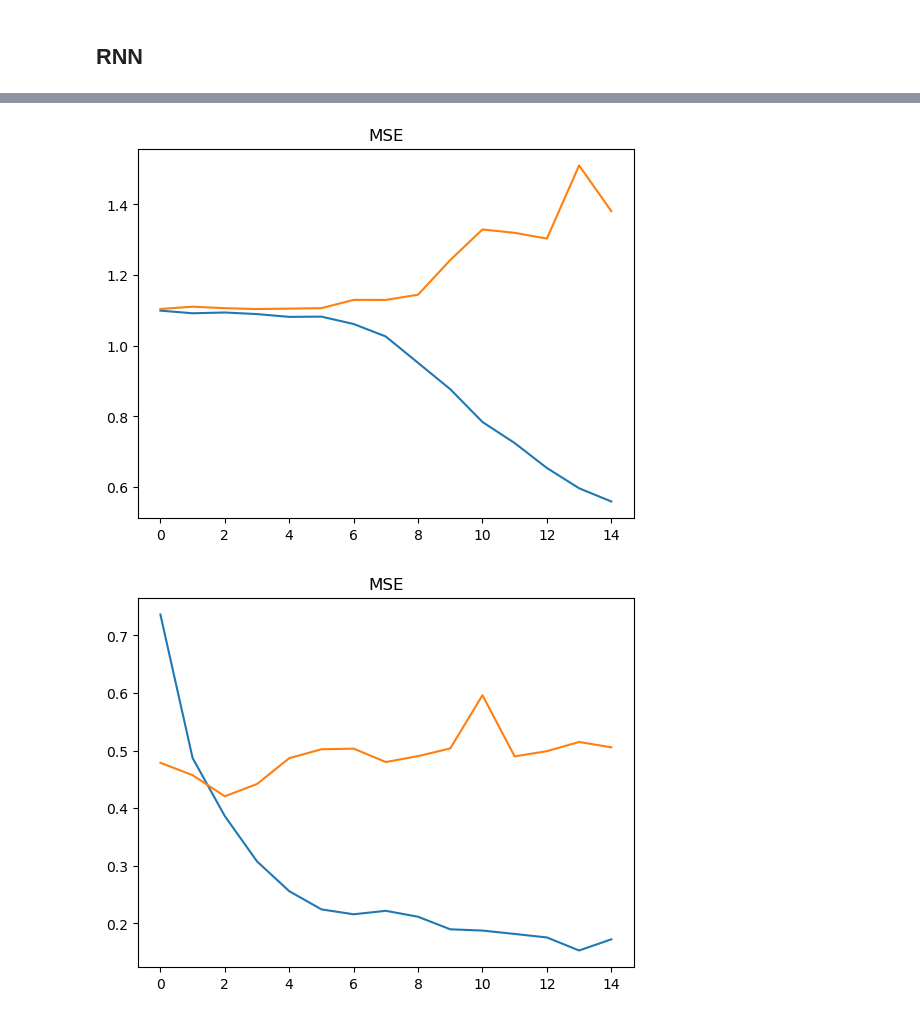
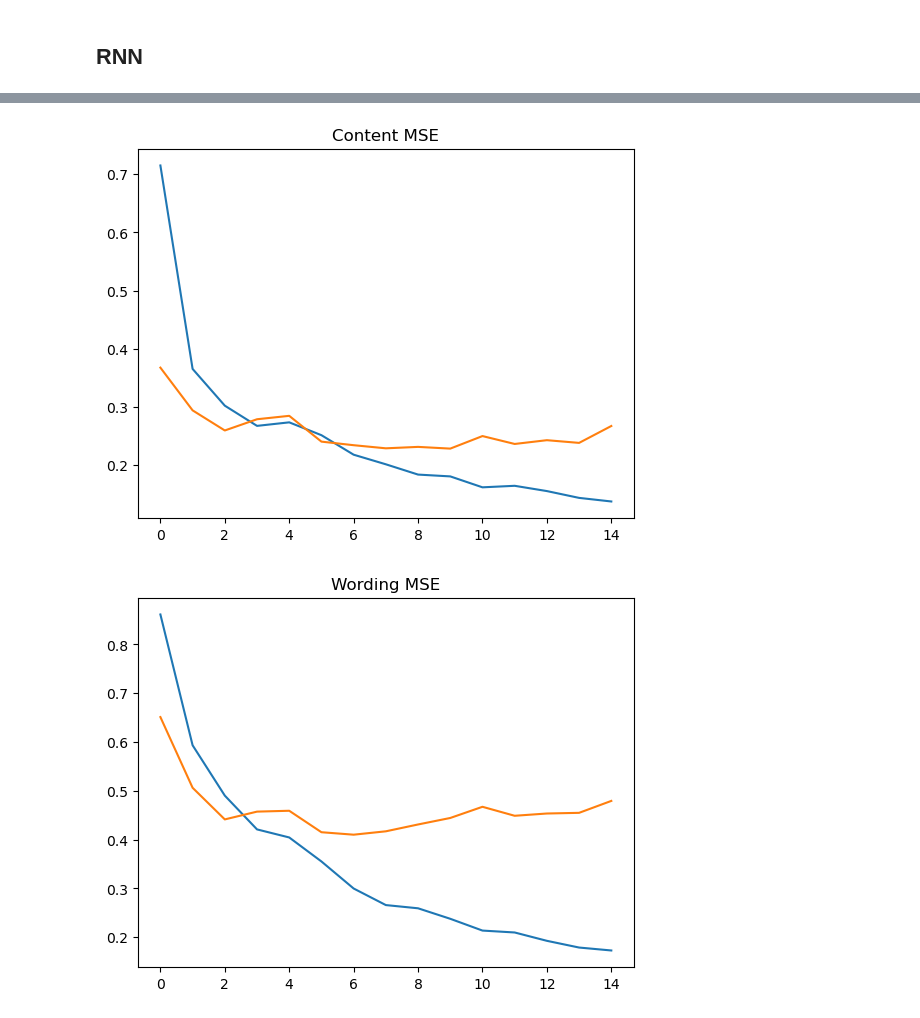
Before and after one commit to Kojimena/DS-P2, a Jupyter notebook: rnn.ipynb, the cells around one changed output, grey strips where cells are left out. Drawn from its saved outputs; the diff is of its cells as text; code cells hidden in the pictures.

```diff
--- a/rnn.ipynb
+++ b/rnn.ipynb
@@ -42,6 +62,9 @@ y_wording = data['wording'].values
-# %%
-X_train, X_test, y_content_train, y_content_test = train_test_split(X, y_content, test_size=0.3)
-X_train, X_test, y_wording_train, y_wording_test = train_test_split(X, y_wording, test_size=0.3)
+# %%
+# Separar las etiquetas después de la división
+y_content_train = y_train[:, 0]
+y_wording_train = y_train[:, 1]
+y_content_test = y_test[:, 0]
+y_wording_test = y_test[:,1]
 # %% [markdown]
 ## RNN
 # %%
@@ -52,9 +75,9 @@ input_ = Input(shape=(maxlen,))
 
 x = Embedding(input_dim=10000, output_dim=128, input_length=maxlen)(input_)
 
+x = LSTM(256, return_sequences=True)(x)
+x = Dropout(0.5)(x)
 x = LSTM(128, return_sequences=True)(x)
-x = Dropout(0.5)(x)
-x = LSTM(64, return_sequences=True)(x)
 x = Dropout(0.5)(x)
 x = LSTM(64, return_sequences=False)(x)
 x = Dense(64, activation='relu')(x)
@@ -71,6 +94,6 @@ optimizer = 'adam'
 loss = 'mean_squared_error'
 metrics = ['mse', 'mse']
 epochs = 15
-batch_size = 32
+batch_size = 256
 # %%
 model = Model(inputs=input_, outputs=[content_output, wording_output])
@@ -161,14 +182,14 @@ plt.show()
 # %%
 plt.plot(history.history['content_mse'])
 plt.plot(history.history['val_content_mse'])
-plt.title('MSE')
+plt.title('Content MSE')
 plt.show()
 # %% [output]
-[figure, old version]
+[figure, new version]
 # %%
 plt.plot(history.history['wording_mse'])
 plt.plot(history.history['val_wording_mse'])
-plt.title('MSE')
+plt.title('Wording MSE')
 plt.show()
 # %% [output]
-[figure, old version]
+[figure, new version]
```
Also changed, not shown: parts of 9 cells of this notebook.
